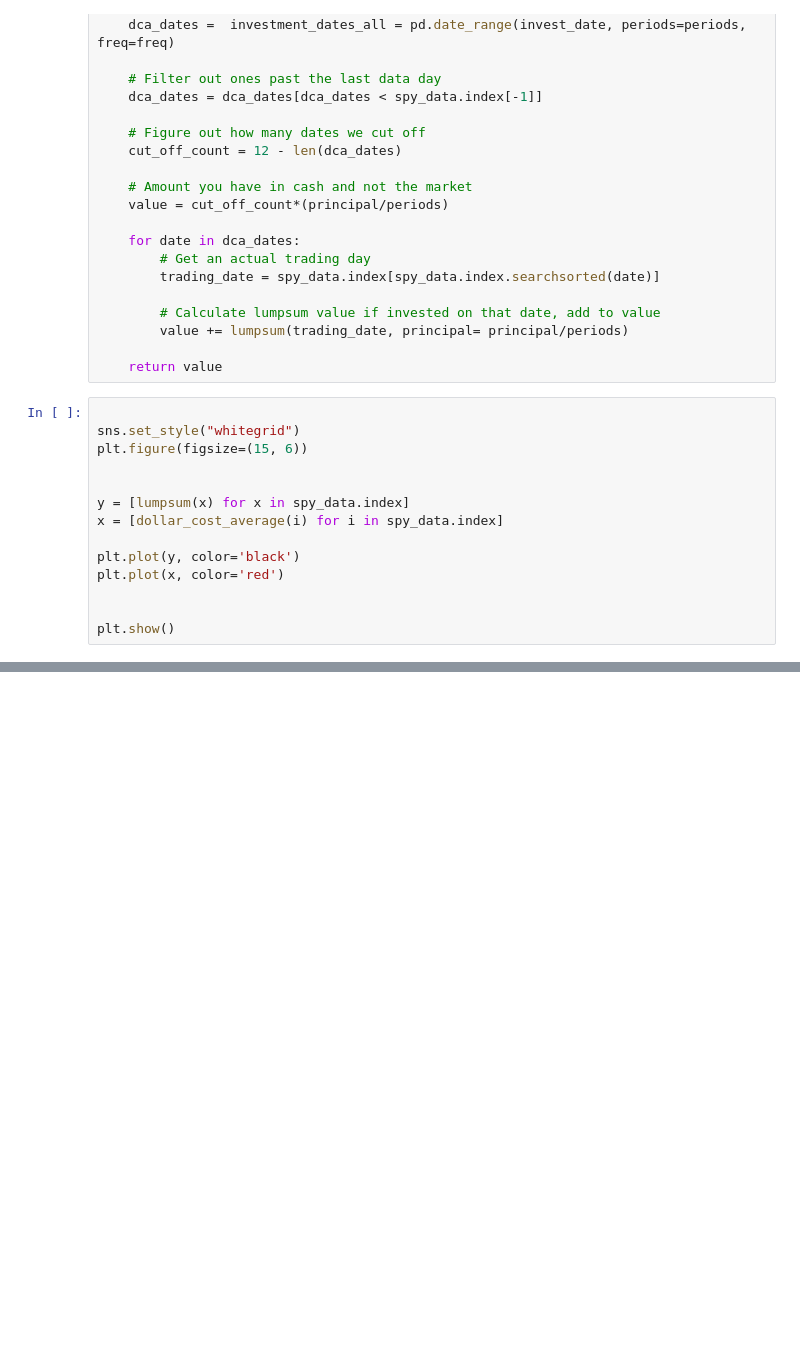
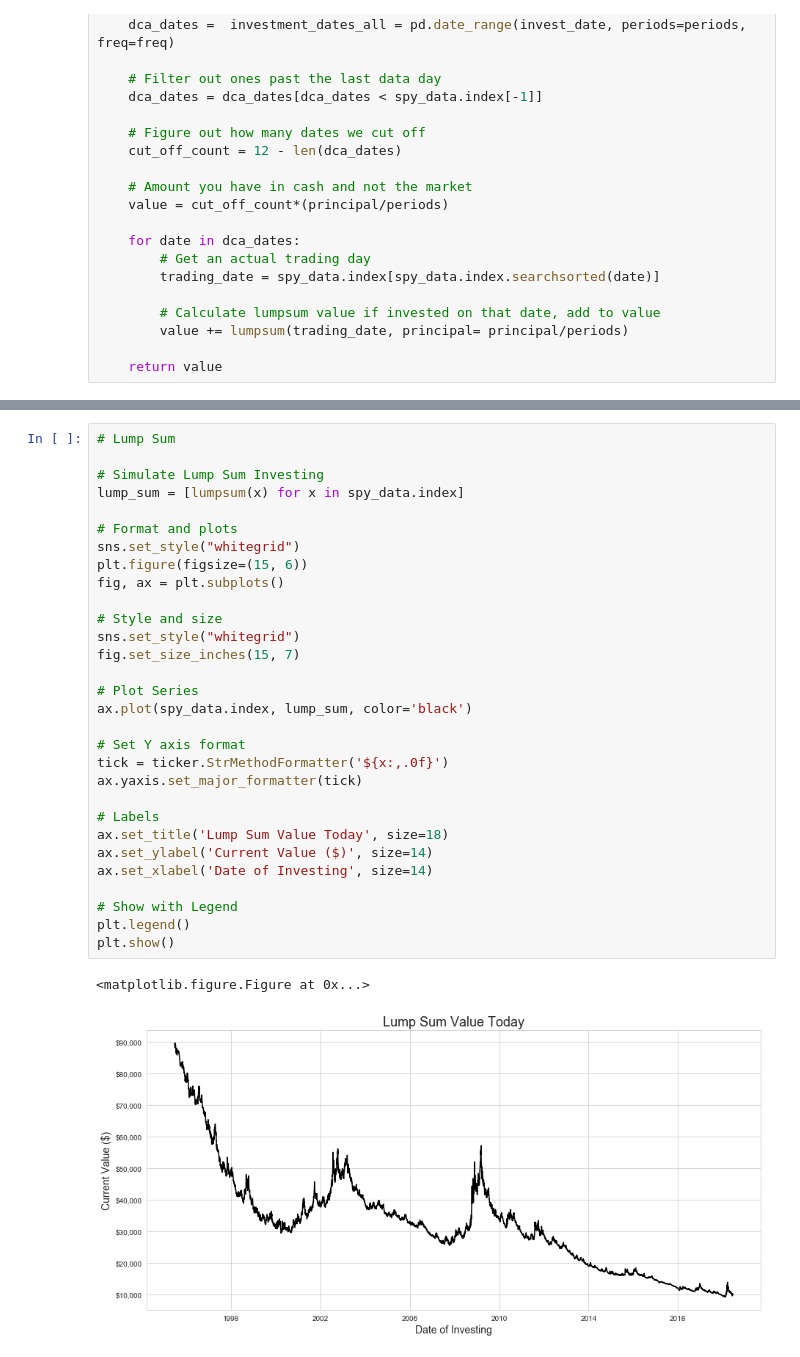
Before and after one commit to eonofrey/DollarCostAverage_vs._LumpSum, a Jupyter notebook: ls_dca_analysis.ipynb, the cells around one changed output, grey strips where cells are left out. Saved outputs shown, nothing was run; the diff lists cells and outputs as text; blank space fills up the shorter version.

```diff
--- a/ls_dca_analysis.ipynb
+++ b/ls_dca_analysis.ipynb
@@ -84,17 +65,3 @@ def dollar_cost_average(invest_date, periods=12, freq='30D', principal=10000):
         value += lumpsum(trading_date, principal= principal/periods)
 
     return value
-# %%
-
-sns.set_style("whitegrid")
-plt.figure(figsize=(15, 6))
-
-
-y = [lumpsum(x) for x in spy_data.index]
-x = [dollar_cost_average(i) for i in spy_data.index]
-
-plt.plot(y, color='black')
-plt.plot(x, color='red')
-
-
-plt.show()
@@ -128,0 +99,33 @@ Timestamp('2020-07-30 00:00:00', freq='30D')
+# %%
+# Lump Sum
+
+# Simulate Lump Sum Investing
+lump_sum = [lumpsum(x) for x in spy_data.index]
+
+# Format and plots
+sns.set_style("whitegrid")
+plt.figure(figsize=(15, 6))
+fig, ax = plt.subplots()
+
+# Style and size
+sns.set_style("whitegrid")
+fig.set_size_inches(15, 7)
+
+# Plot Series
+ax.plot(spy_data.index, lump_sum, color='black')
+
+# Set Y axis format
+tick = ticker.StrMethodFormatter('${x:,.0f}')
+ax.yaxis.set_major_formatter(tick)
+
+# Labels
+ax.set_title('Lump Sum Value Today', size=18)
+ax.set_ylabel('Current Value ($)', size=14)
+ax.set_xlabel('Date of Investing', size=14)
+
+# Show with Legend
+plt.legend()
+plt.show()
+# %% [output]
+<matplotlib.figure.Figure at 0x...>
+[figure, added]
```
Also changed, not shown: parts of 18 cells of this notebook.
